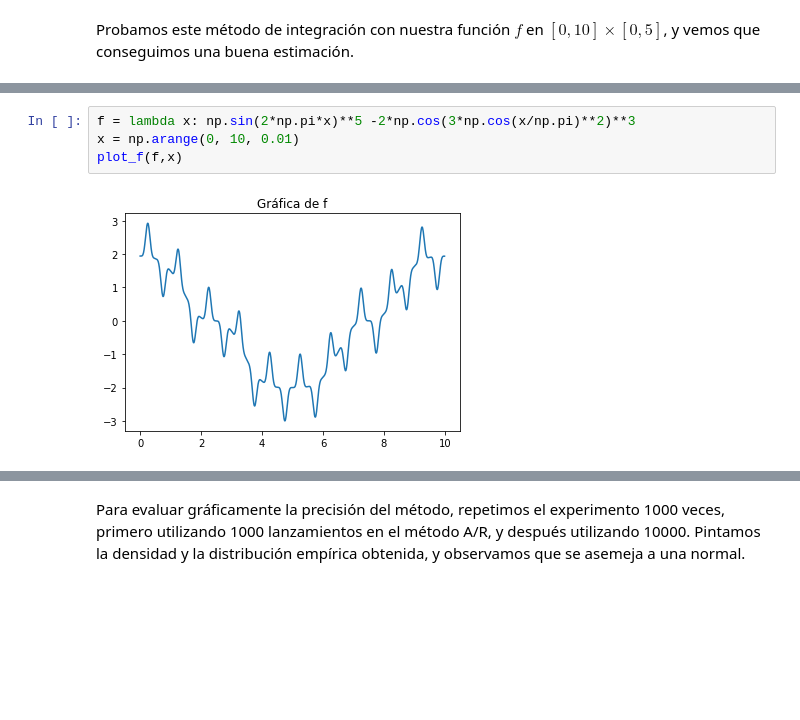
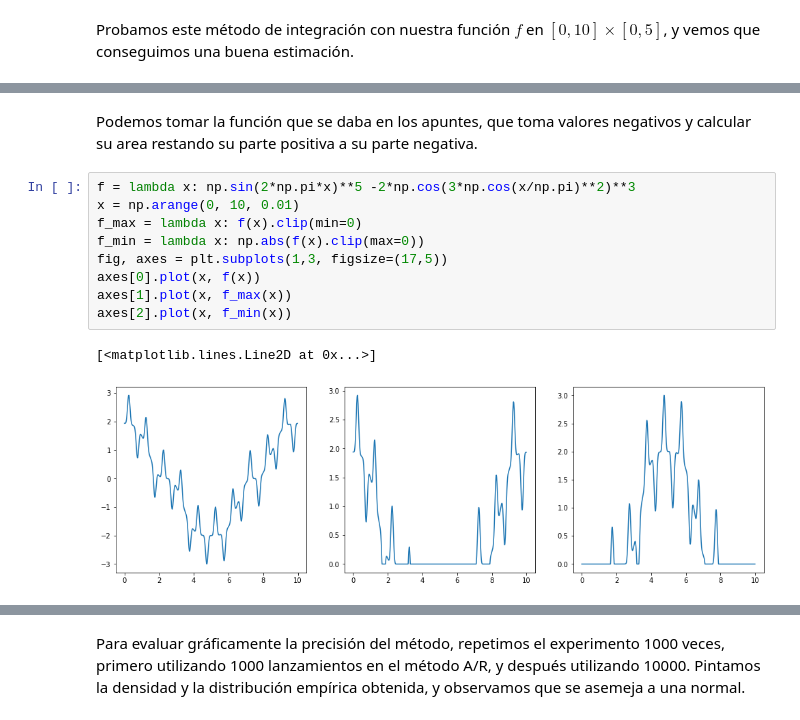
Before and after one commit to Ludvins/Practicas_CN, a Jupyter notebook: Ejercicios MonteCarlo.ipynb, the cells around one changed output, grey strips where cells are left out. Cells and saved outputs as stored; diff of their text form; blank space fills up the shorter version.

```diff
--- a/Ejercicios MonteCarlo.ipynb
+++ b/Ejercicios MonteCarlo.ipynb
@@ -64,6 +62,14 @@ Estimación A/R: 24.074
+# %% [markdown]
+Podemos tomar la función que se daba en los apuntes, que toma valores negativos y calcular su area restando su parte positiva a su parte negativa.
 # %%
 f = lambda x: np.sin(2*np.pi*x)**5 -2*np.cos(3*np.cos(x/np.pi)**2)**3
 x = np.arange(0, 10, 0.01)
-plot_f(f,x)
+f_max = lambda x: f(x).clip(min=0)
+f_min = lambda x: np.abs(f(x).clip(max=0))
+fig, axes = plt.subplots(1,3, figsize=(17,5))
+axes[0].plot(x, f(x))
+axes[1].plot(x, f_max(x))
+axes[2].plot(x, f_min(x))
 # %% [output]
+[<matplotlib.lines.Line2D at 0x...>]
-[figure, old version]
+[figure, new version]
```
Also changed, not shown: parts of 13 cells of this notebook.
